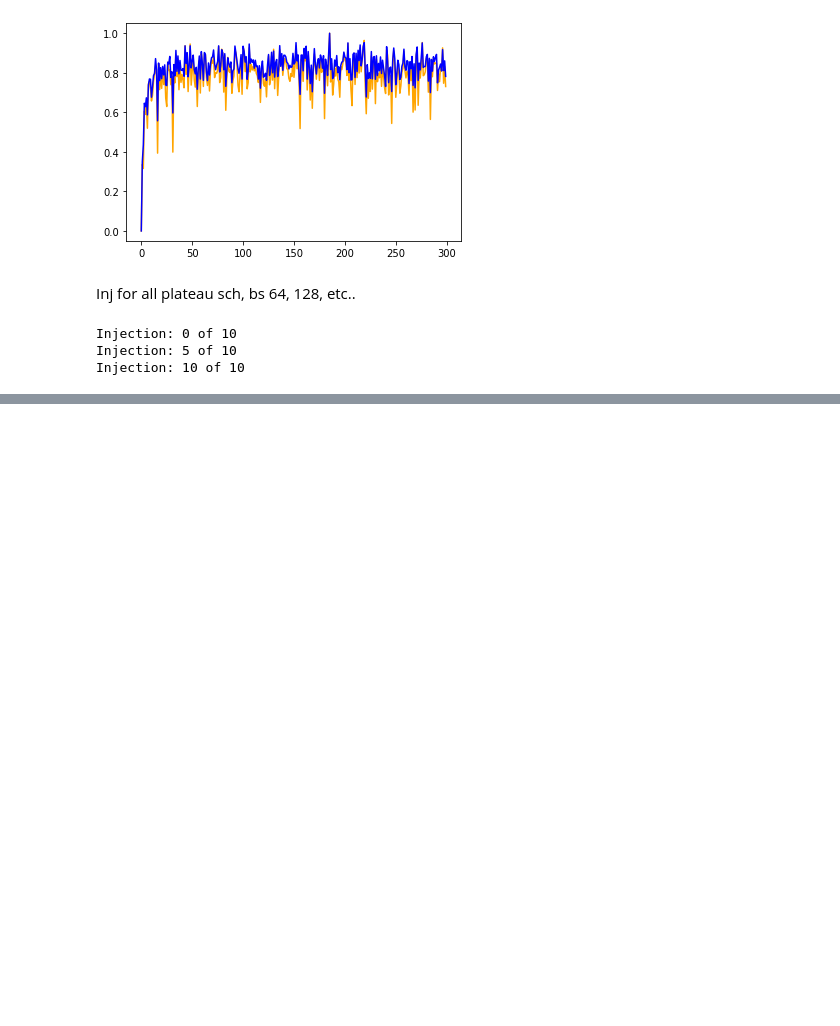
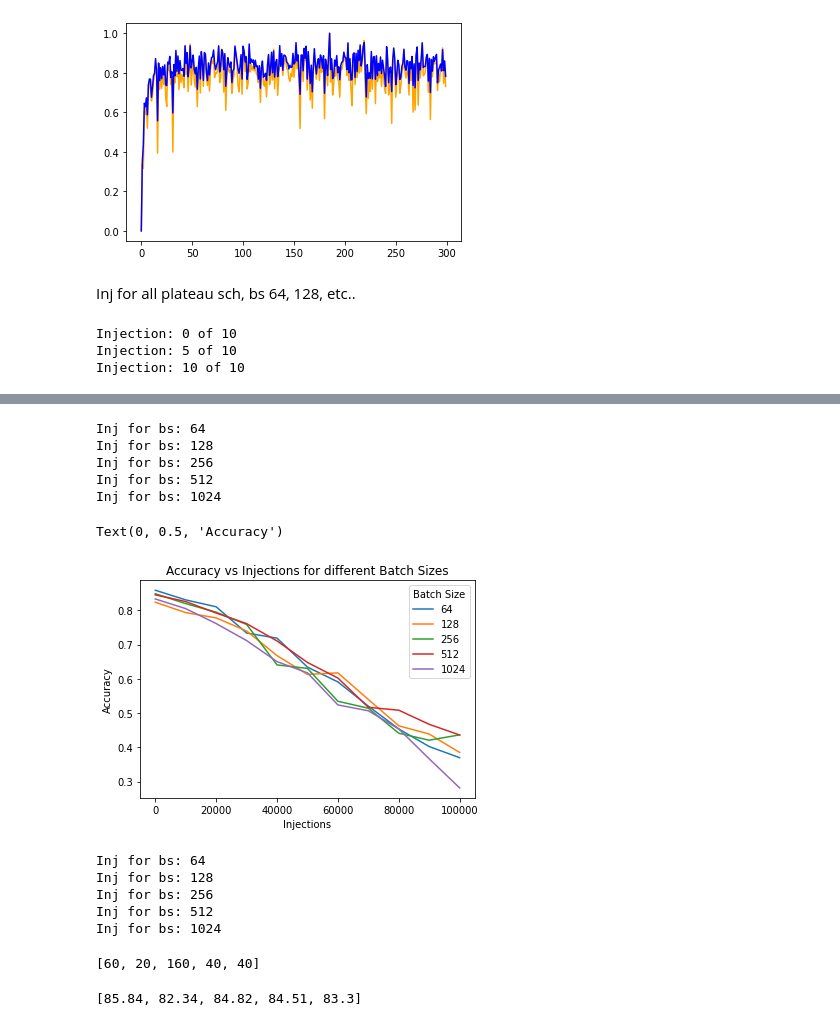
Before and after one commit to ceronvgabriel/MSc_Thesis_v2, a Jupyter notebook: weight_inj_zero.ipynb, the cells around one changed output, grey strips where cells are left out. Saved outputs shown, nothing was run; the diff lists cells and outputs as text; code cells hidden in the pictures; blank space fills up the shorter version.

```diff
--- a/weight_inj_zero.ipynb
+++ b/weight_inj_zero.ipynb
@@ -435,0 +471,65 @@ Injection: 5000 of 10000
+# %%
+#Graphs for 100k injections
+bss=[64,128,256,512,1024]
+#bss=[64,128]
+sch="plateau"
+
+tot=100000
+step=10000
+n_exp=5
+best_accs=[]
+x=np.array(range(0,11))*step
+for bs in bss:
+    print("Inj for bs: " + str(bs))
+    name = "bs_"+str(bs)+"_sch_"+sch
+    save_name = name + "_inj_zero_tot_" + str(tot)+"_step_" + str(step) + "_nexp_"+ str(n_exp)
+    loaded=utils.load(save_name + ".json")
+    best_accs.append(loaded["avg"][0])
+    plt.plot(x,loaded["avg"])
+
+plt.title("Accuracy vs Injections for different Batch Sizes")
+plt.legend(bss,title="Batch Size")
+plt.xlabel("Injections")
+plt.ylabel("Accuracy")
+# %% [output]
+Inj for bs: 64
+Inj for bs: 128
+Inj for bs: 256
+Inj for bs: 512
+Inj for bs: 1024
+Text(0, 0.5, 'Accuracy')
+[figure, added]
+# %%
+#Get meta data of a checkpoint
+bss=[64,128,256,512,1024]
+#bss=[64]
+sch="plateau"
+
+tot=100000
+step=10000
+n_exp=5
+epoch_of_best=[]
+test_acc_of_best=[]
+best_acc_of_best=[]
+for bs in bss:
+    print("Inj for bs: " + str(bs))
+    name = "bs_"+str(bs)+"_sch_"+sch
+    load_name ="checkpoints/" + name + "/"+name+"_best_acc"
+    meta=model_actions.load_meta(load_name)
+    epoch_of_best.append(meta["epoch"])
+    test_acc_of_best.append(meta["test_acc"])
+    best_acc_of_best.append(meta["best_acc"])
+# %% [output]
+Inj for bs: 64
+Inj for bs: 128
+Inj for bs: 256
+Inj for bs: 512
+Inj for bs: 1024
+# %%
+epoch_of_best
+# %% [output]
+[60, 20, 160, 40, 40]
+# %%
+test_acc_of_best
+# %% [output]
+[85.84, 82.34, 84.82, 84.51, 83.3]
```
Also changed, not shown: parts of 4 cells of this notebook, 15 other files.
